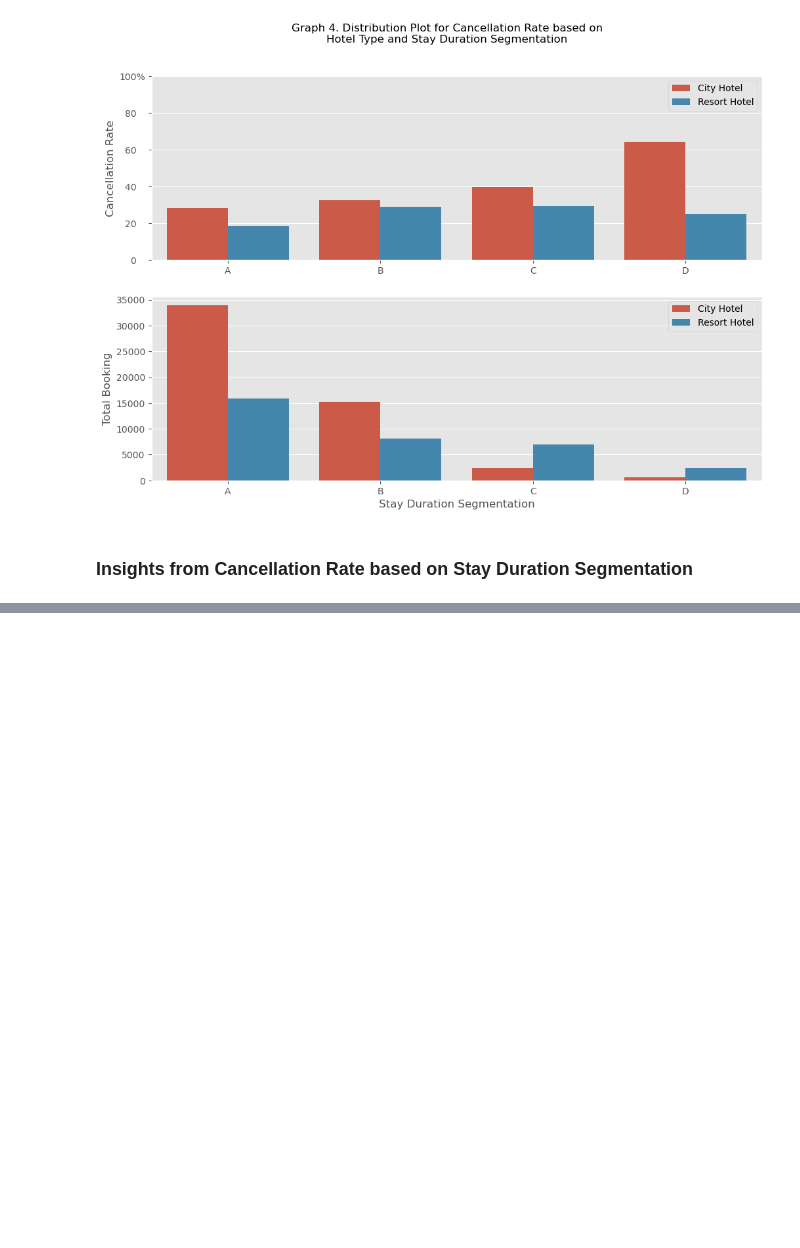
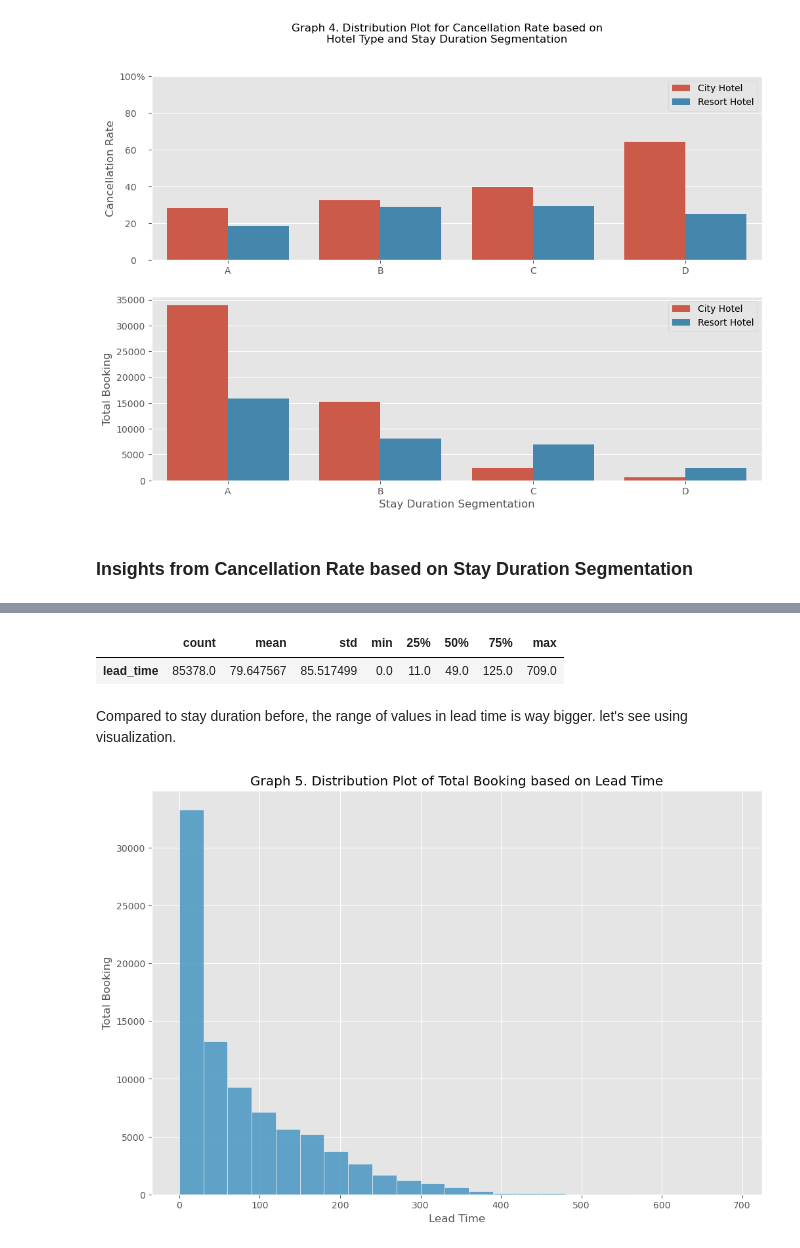
Before and after one commit to andreadeputra/MLPortfolio, a Jupyter notebook: Courses/RakaminMiniProject/2. Investigate Hotel Business using Data Visualization/Investigate Hotel Business using Data Visualization.ipynb, the cells around one changed output, grey strips where cells are left out. Saved outputs shown, nothing was run; the diff lists cells and outputs as text; code cells hidden in the pictures; blank space fills up the shorter version.

Commit message:
Add Cancel rate vs lead time, updates README.md

```diff
--- a/Courses/RakaminMiniProject/2. Investigate Hotel Business using Data Visualization/Investigate Hotel Business using Data Visualization.ipynb
+++ b/Courses/RakaminMiniProject/2. Investigate Hotel Business using Data Visualization/Investigate Hotel Business using Data Visualization.ipynb
@@ -608,0 +611,15 @@ Much like City Hotel, cancellation rate in Resort Hotel is still at the lowest o
+# %%
+display(df[['lead_time']].describe().T)
+# %% [output]
+|  | count | mean | std | min | 25% | 50% | 75% | max |
+| lead_time | 85378.0 | 79.647567 | 85.517499 | 0.0 | 11.0 | 49.0 | 125.0 | 709.0 |
+# %% [markdown]
+Compared to stay duration before, the range of values in lead time is way bigger. let's see using visualization.
+# %%
+plt.title('Graph 5. Distribution Plot of Total Booking based on Lead Time')
+sns.histplot(df.lead_time, bins=range(0,710,30))
+plt.xlabel('Lead Time')
+plt.ylabel('Total Booking')
+plt.show()
+# %% [output]
+[figure, added]
```
Also changed, not shown: parts of 11 cells of this notebook, 3 other files.
